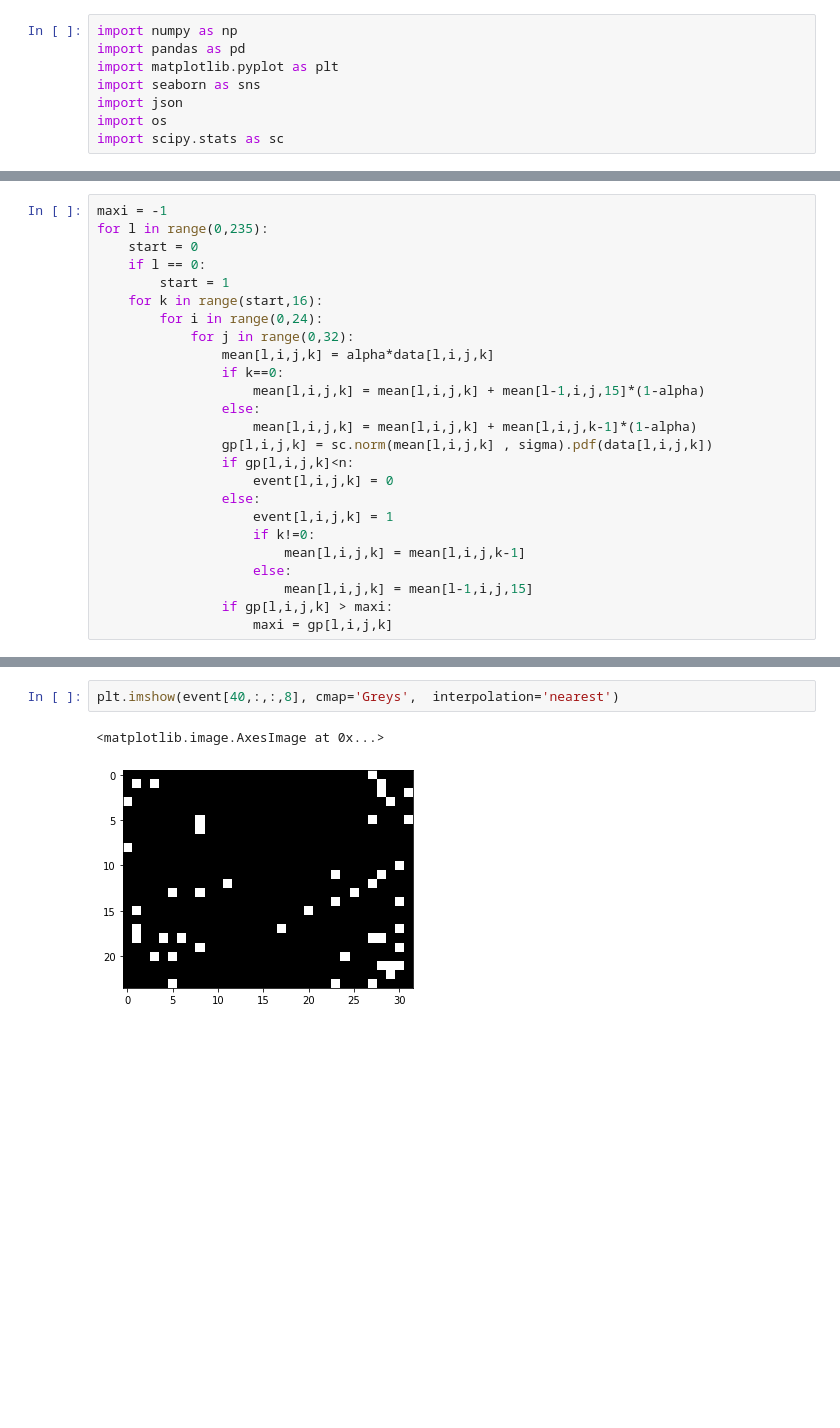
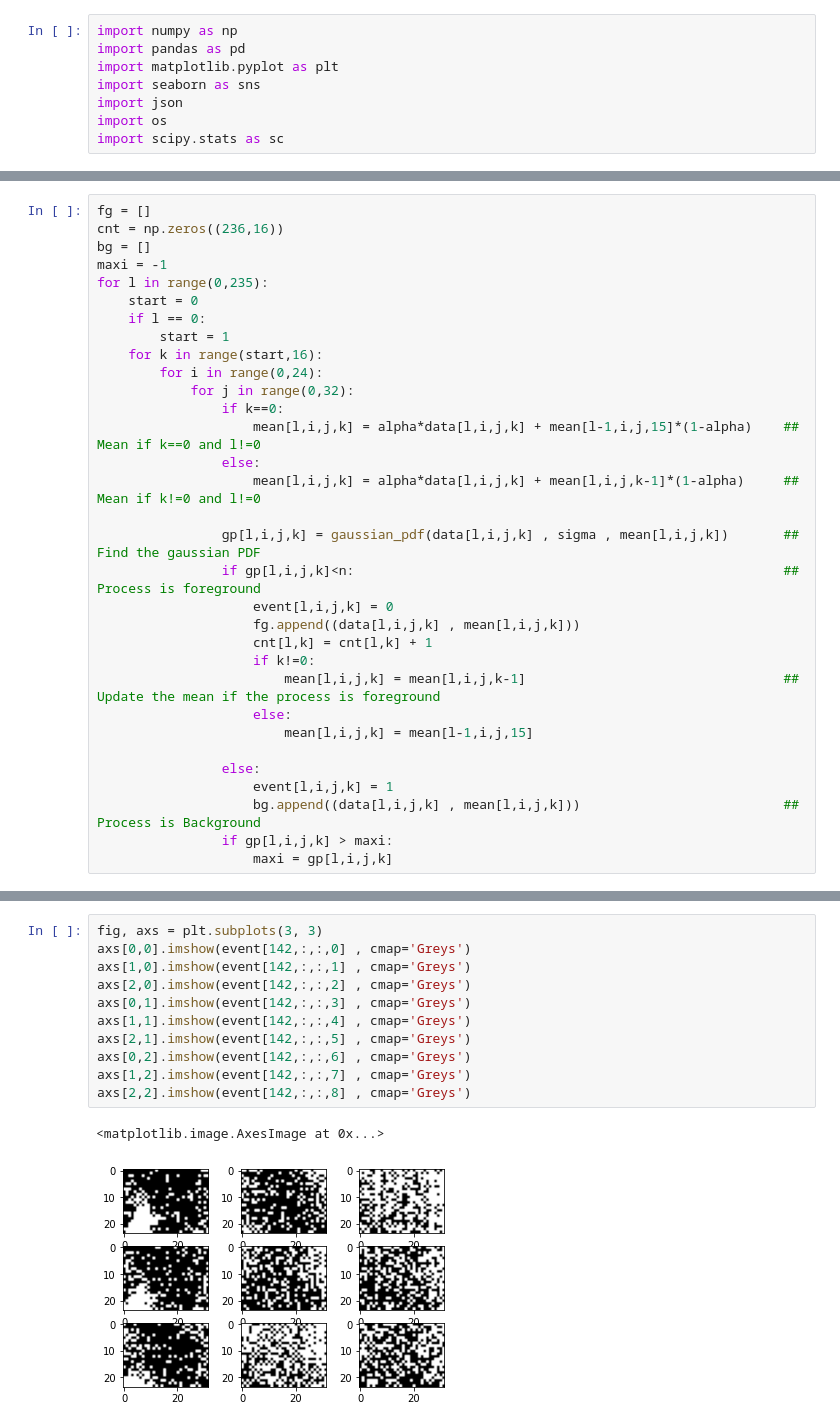
Before and after one commit to nickinack/Occupancy-Estimation, a Jupyter notebook: src/visualize.ipynb, the cells around one changed output, grey strips where cells are left out. Saved outputs shown, nothing was run; the diff lists cells and outputs as text; blank space fills up the shorter version.

```diff
--- a/src/visualize.ipynb
+++ b/src/visualize.ipynb
@@ -26,4 +37,7 @@ event = np.zeros((235,24,32,16))
 # %%
+fg = []
+cnt = np.zeros((236,16))
+bg = []
 maxi = -1
 for l in range(0,235):
     start = 0
@@ -32,20 +46,24 @@ for l in range(0,235):
     for k in range(start,16):
         for i in range(0,24):
             for j in range(0,32):
-                mean[l,i,j,k] = alpha*data[l,i,j,k]
                 if k==0:
-                    mean[l,i,j,k] = mean[l,i,j,k] + mean[l-1,i,j,15]*(1-alpha)
+                    mean[l,i,j,k] = alpha*data[l,i,j,k] + mean[l-1,i,j,15]*(1-alpha)    ## Mean if k==0 and l!=0
                 else:
-                    mean[l,i,j,k] = mean[l,i,j,k] + mean[l,i,j,k-1]*(1-alpha)
-                gp[l,i,j,k] = sc.norm(mean[l,i,j,k] , sigma).pdf(data[l,i,j,k])
-                if gp[l,i,j,k]<n:
+                    mean[l,i,j,k] = alpha*data[l,i,j,k] + mean[l,i,j,k-1]*(1-alpha)     ## Mean if k!=0 and l!=0
+
+                gp[l,i,j,k] = gaussian_pdf(data[l,i,j,k] , sigma , mean[l,i,j,k])       ## Find the gaussian PDF
+                if gp[l,i,j,k]<n:                                                       ## Process is foreground
                     event[l,i,j,k] = 0
+                    fg.append((data[l,i,j,k] , mean[l,i,j,k]))
+                    cnt[l,k] = cnt[l,k] + 1
+                    if k!=0:
+                        mean[l,i,j,k] = mean[l,i,j,k-1]                                 ## Update the mean if the process is foreground
+                    else:
+                        mean[l,i,j,k] = mean[l-1,i,j,15]
+
                 else:
                     event[l,i,j,k] = 1
-                    if k!=0:
-                        mean[l,i,j,k] = mean[l,i,j,k-1]
-                    else:
-                        mean[l,i,j,k] = mean[l-1,i,j,15]
+                    bg.append((data[l,i,j,k] , mean[l,i,j,k]))                          ## Process is Background
                 if gp[l,i,j,k] > maxi:
                     maxi = gp[l,i,j,k]
 # %% [output]
@@ -53,5 +71,14 @@ KeyboardInterrupt:
-# %%
-plt.imshow(event[40,:,:,8], cmap='Greys',  interpolation='nearest')
-# %% [output]
-<matplotlib.image.AxesImage at 0x...>
-[figure, removed]
+# %%
+fig, axs = plt.subplots(3, 3)
+axs[0,0].imshow(event[142,:,:,0] , cmap='Greys')
+axs[1,0].imshow(event[142,:,:,1] , cmap='Greys')
+axs[2,0].imshow(event[142,:,:,2] , cmap='Greys')
+axs[0,1].imshow(event[142,:,:,3] , cmap='Greys')
+axs[1,1].imshow(event[142,:,:,4] , cmap='Greys')
+axs[2,1].imshow(event[142,:,:,5] , cmap='Greys')
+axs[0,2].imshow(event[142,:,:,6] , cmap='Greys')
+axs[1,2].imshow(event[142,:,:,7] , cmap='Greys')
+axs[2,2].imshow(event[142,:,:,8] , cmap='Greys')
+# %% [output]
+<matplotlib.image.AxesImage at 0x...>
+[figure, added]
```
Also changed, not shown: parts of 8 cells of this notebook, 1 other file.
